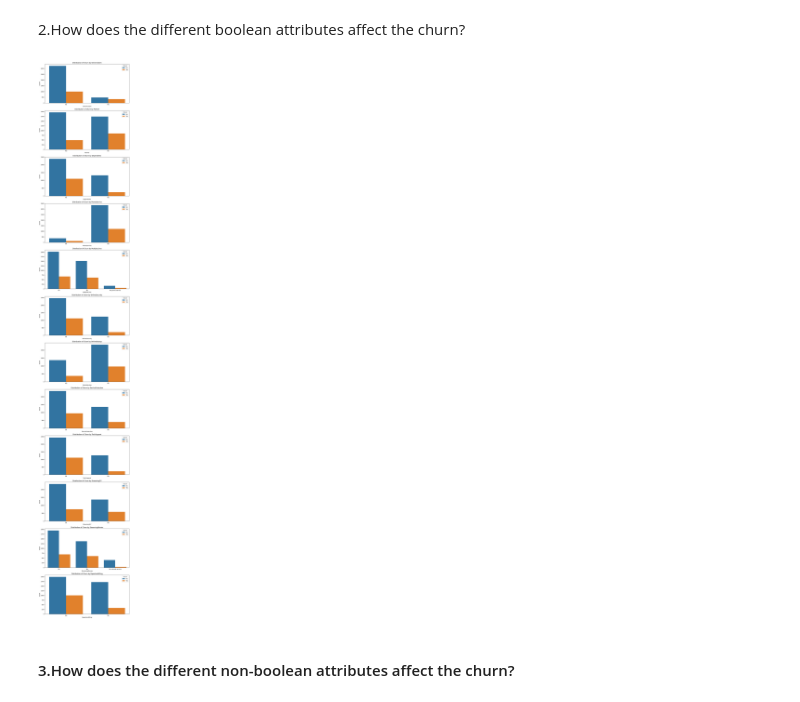
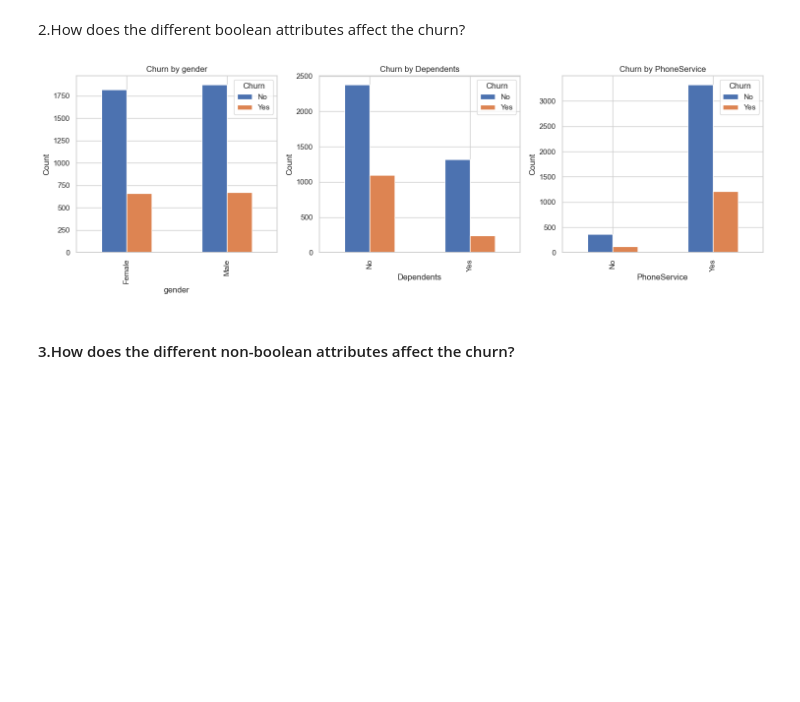
Before and after one commit to Georginahnjeri/Customer-churn-, a Jupyter notebook: Customerchurn.ipynb, the cells around one changed output. Cells and saved outputs as stored; diff of their text form; code cells hidden in the pictures; blank space fills up the shorter version.

```diff
--- a/Customerchurn.ipynb
+++ b/Customerchurn.ipynb
@@ -474,4 +395,0 @@ train_data['Churn'] = train_data['Churn'].apply(lambda x:str(x).replace("None","
-# %%
-#Converting 0 and 1 into  false and true  respectively for the senior citizen column
-train_data['SeniorCitizen'] = train_data['SeniorCitizen'].apply(lambda x:str(x).replace("1","Yes"))
-train_data['SeniorCitizen'] = train_data['SeniorCitizen'].apply(lambda x:str(x).replace("0","No"))
@@ -487,0 +396,11 @@ train_data.head()
+# %%
+# replace the remaining missing values with the mode of their respective columns
+
+columns_to_replace = ['MultipleLines', 'OnlineSecurity', 'OnlineBackup',
+           'DeviceProtection', 'TechSupport', 'StreamingTV',
+           'StreamingMovies']
+
+for column in columns_to_replace:
+    train_data[column].fillna(train_data[column].mode()[0], inplace=True)
+# %%
+train_data['SeniorCitizen'] = train_data['SeniorCitizen'].astype('object')
@@ -547,6 +431,0 @@ Name: OnlineBackup, Length: 5043, dtype: object
-# %%
-#Replacing for the Online backup column
-train_data['OnlineBackup'] = train_data['OnlineBackup'].apply(lambda x:str(x).replace("True","Yes"))
-train_data['OnlineBackup'] = train_data['OnlineBackup'].apply(lambda x:str(x).replace("False","No"))
-train_data['OnlineBackup'] = train_data['OnlineBackup'].apply(lambda x:str(x).replace("No internet service","No"))
-train_data['OnlineBackup'] = train_data['OnlineBackup'].apply(lambda x:str(x).replace("None","No"))
@@ -743,24 +635,15 @@ plt.show()
 # %% [markdown]
 2.How does the different boolean attributes affect the churn?
 # %%
-# List of boolean attributes (replace with your actual column names)
-boolean_attributes = ['SeniorCitizen', 'Partner', 'Dependents', 'PhoneService', 'MultipleLines', 'OnlineSecurity', 'OnlineBackup', 'DeviceProtection', 'TechSupport', 'StreamingTV', 'StreamingMovies', 'PaperlessBilling']
-
-# Create subplots for each boolean attribute
-fig, axes = plt.subplots(nrows=len(boolean_attributes), ncols=1, figsize=(10, 5*len(boolean_attributes)))
-
-# Iterate over each boolean attribute and create a count plot
-for i, attribute in enumerate(boolean_attributes):
-    sns.countplot(x=attribute, hue='Churn', data=train_data, ax=axes[i])
-    axes[i].set_title(f'Distribution of Churn by {attribute}')
-    axes[i].set_xlabel(attribute)
-    axes[i].set_ylabel('Count')
-    axes[i].legend(title='Churn', labels=['No', 'Yes'])
+fig, axes = plt.subplots(nrows=1, ncols=3, figsize=(15, 5))
+for ax, feature in zip(axes, ['gender', 'Dependents', 'PhoneService']):
+    df.groupby([feature, 'Churn']).size().unstack().plot(kind='bar', ax=ax, title=f'Churn by {feature}')
+    ax.set_ylabel('Count')
 
 plt.tight_layout()
 plt.show()
 # %% [output]
-[figure, old version]
+[figure, new version]
 # %% [markdown]
    #### 3.How does the different non-boolean attributes affect the churn?
 # %%
```
Also changed, not shown: parts of 81 cells of this notebook, 1 other file.
